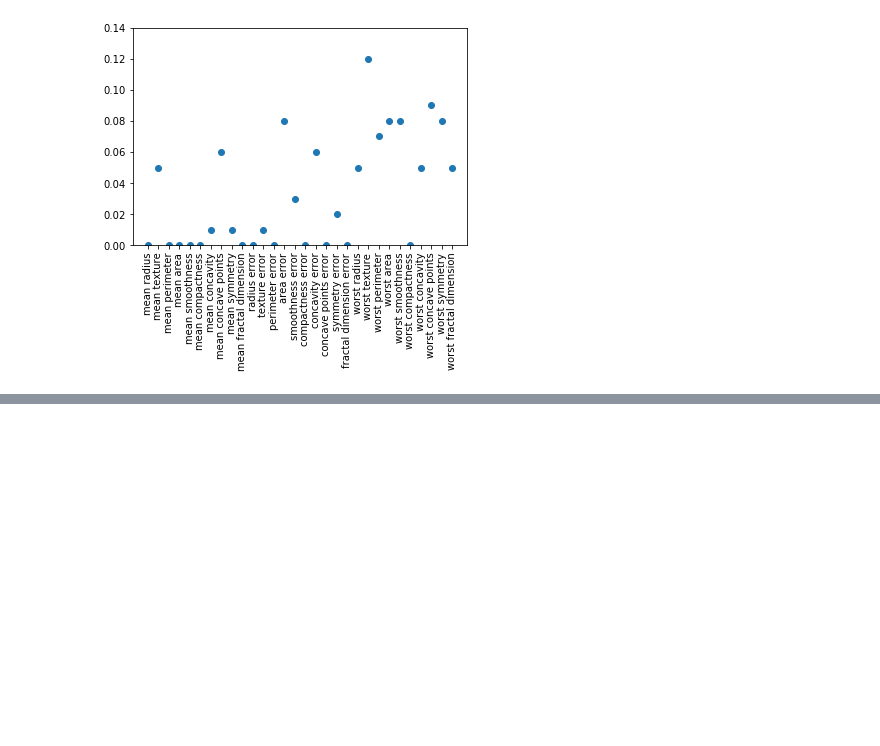
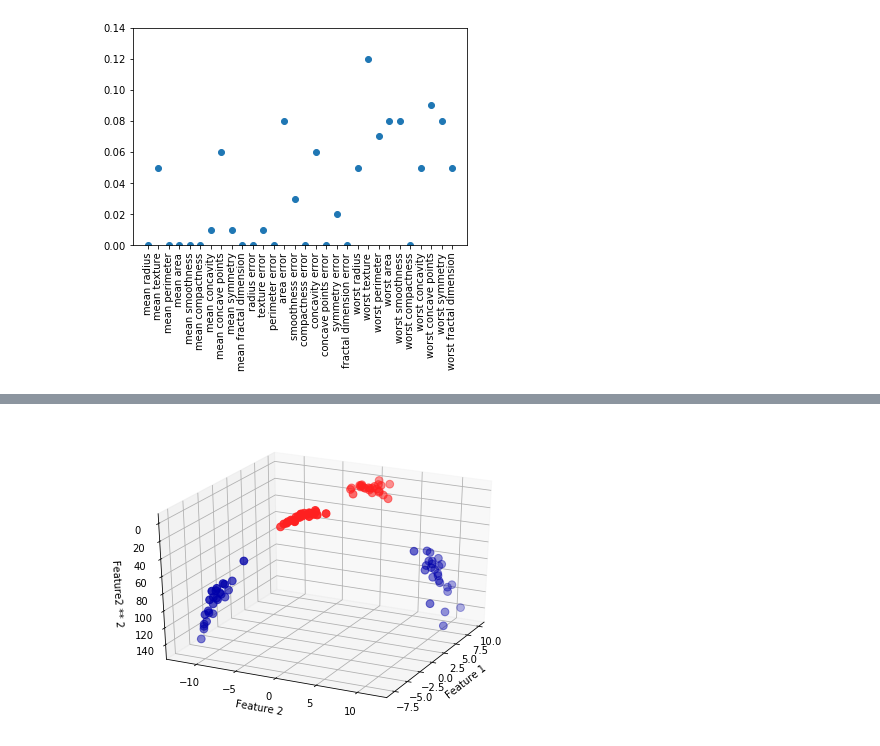
Before and after one commit to rodsveiga/ML_with_Python-Study_notes, a Jupyter notebook: Supervised_Learning.ipynb, the cells around one changed output, grey strips where cells are left out. Saved outputs shown, nothing was run; the diff lists cells and outputs as text; code cells hidden in the pictures; blank space fills up the shorter version.

```diff
--- a/Supervised_Learning.ipynb
+++ b/Supervised_Learning.ipynb
@@ -1296,0 +1335,30 @@ plt.show()
+# %%
+# Let's expand the set of input. We choose to add `feature2 ** 2`, the second feature
+# square (now each data point will be represented in a three-dimensional space). The
+# chosen particular feature `feature2 ** 2` is add for illustration purposes, the choice
+# itself is not particular important.
+
+# Adding the squared feature
+X_new = np.hstack([X, X[:, 1:] ** 2])
+
+from mpl_toolkits.mplot3d import Axes3D, axes3d
+figure = plt.figure()
+# Visualize in 3D
+ax = Axes3D(figure, elev=-152, azim=-26)
+ax.scatter(X_new[:, 0], X_new[:, 1], X_new[:, 2], c=y, cmap=mglearn.cm2, s=60)
+ax.set_xlabel("Feature 1")
+ax.set_ylabel("Feature 2")
+ax.set_zlabel("Feature2 ** 2")
+plt.show()
+
+
+# Make sure to take a look at the stack documentation.
+
+# stack(arrays, axis=0)
+#    Join a sequence of arrays along a new axis.
+
+#    The `axis` parameter specifies the index of the new axis in the dimensions
+#    of the result. For example, if ``axis=0`` it will be the first dimension
+#    and if ``axis=-1`` it will be the last dimension.
+# %% [output]
+[figure, added]
```
Also changed, not shown: parts of 12 cells of this notebook.
